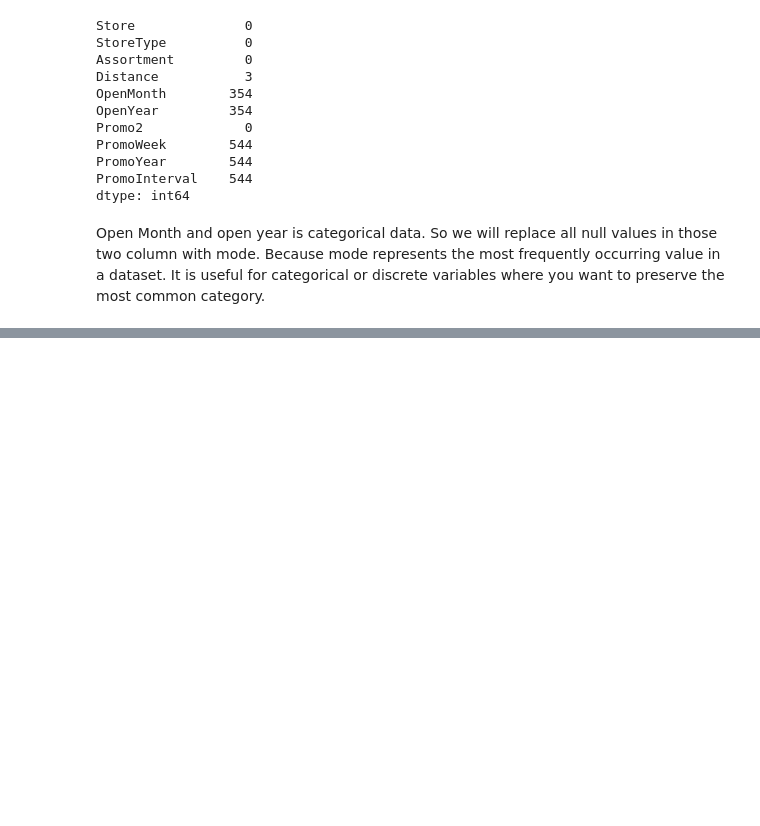
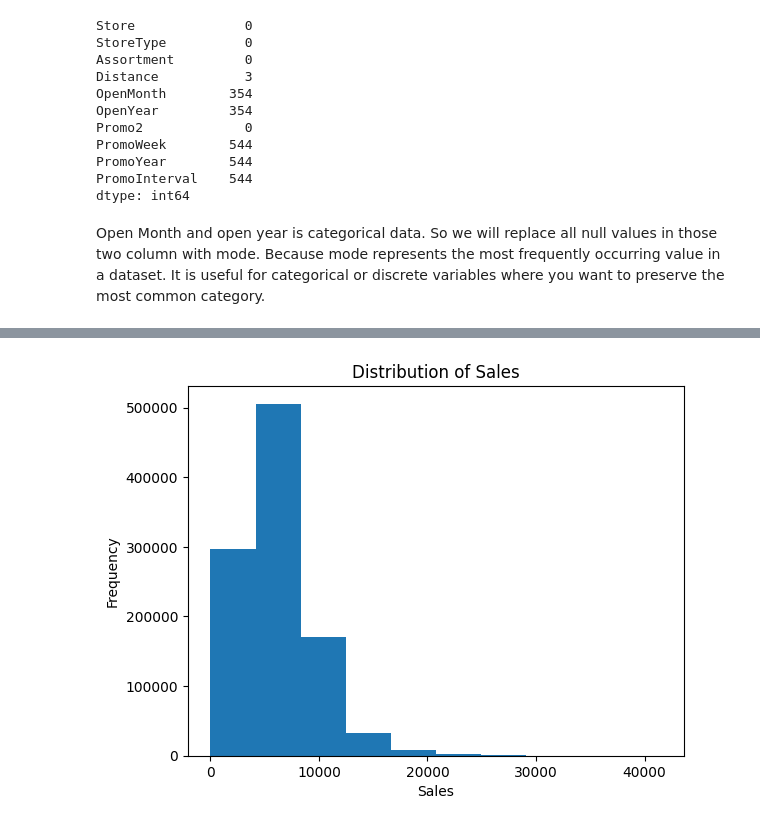
Before and after one commit to MijulSaxena/Retail-Sales-Prediction-Regression-Project, a Jupyter notebook: Capstone_Project_Supervised_ML_Regression_.ipynb, the cells around one changed output, grey strips where cells are left out. Saved outputs shown, nothing was run; the diff lists cells and outputs as text; code cells hidden in the pictures; blank space fills up the shorter version.

```diff
--- a/Capstone_Project_Supervised_ML_Regression_.ipynb
+++ b/Capstone_Project_Supervised_ML_Regression_.ipynb
@@ -124,0 +168,9 @@ store['OpenYear'].fillna(value = store.OpenYear.mode(), inplace = True)
+# %%
+plt.hist(rossmann_store_data['Sales'], bins=10)
+plt.xlabel('Sales')
+plt.ylabel('Frequency')
+plt.title('Distribution of Sales')
+
+plt.show()
+# %% [output]
+[figure, added]
```
Also changed, not shown: parts of 14 cells of this notebook.
